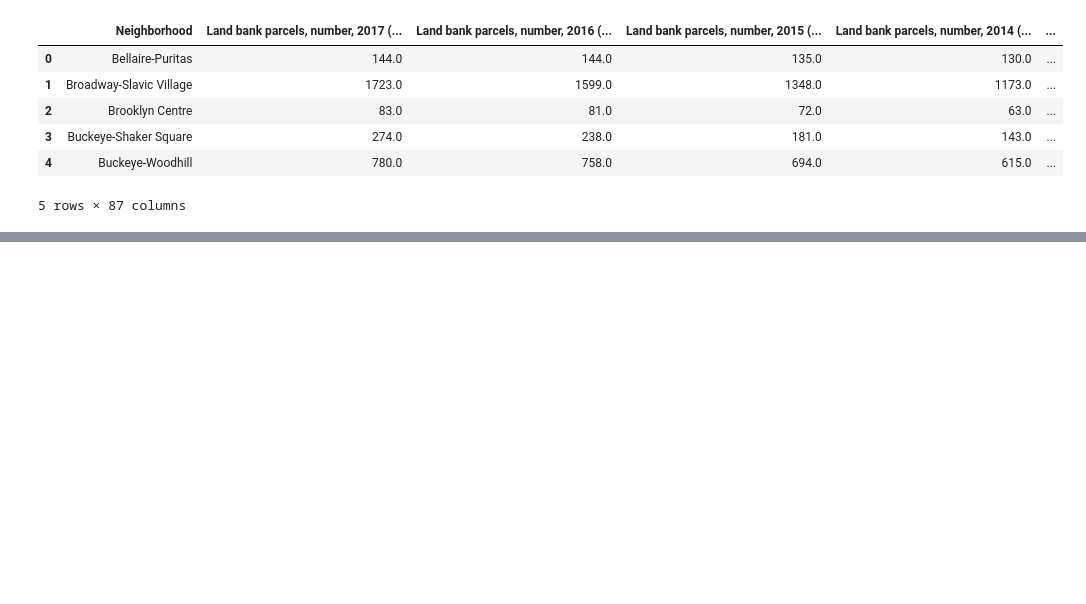
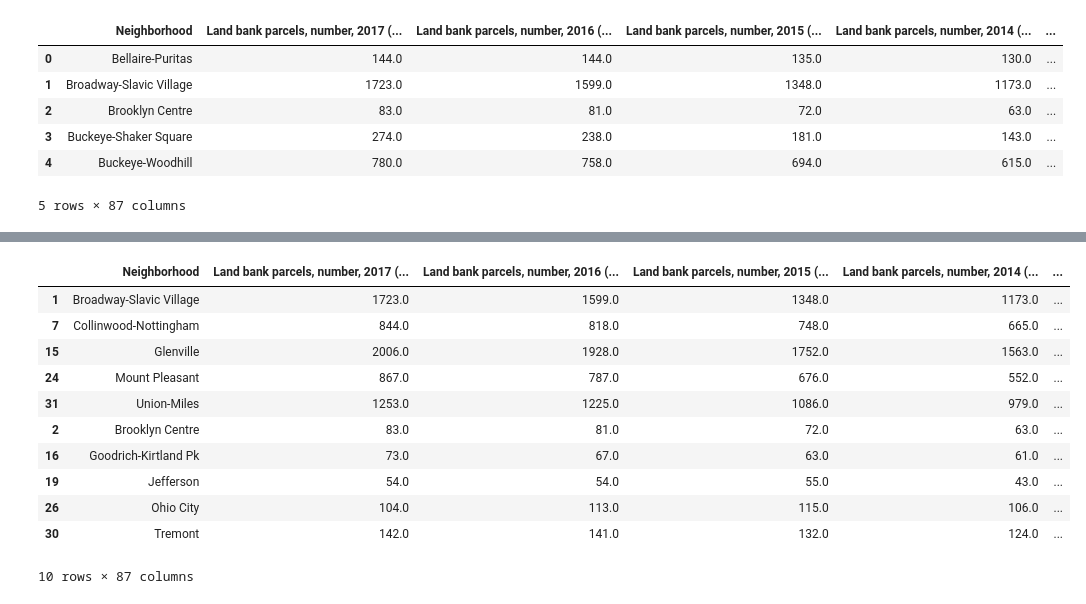
Before and after one commit to nicholasiii/GroupAssignement1, a Jupyter notebook: DataCleaning.ipynb, the cells around one changed output, grey strips where cells are left out. Cells and saved outputs as stored; diff of their text form; code cells hidden in the pictures; blank space fills up the shorter version.

```diff
--- a/DataCleaning.ipynb
+++ b/DataCleaning.ipynb
@@ -79,3 +79,7 @@ indicators.head()
 | 3 | Buckeye-Shaker Square | 274.0 | 238.0 | 181.0 | 143.0 | ... |
 | 4 | Buckeye-Woodhill | 780.0 | 758.0 | 694.0 | 615.0 | ... |
 5 rows × 87 columns
+# %%
+# Neighborhoods with high Land Bank involvement
+high_lb = indicators.iloc[[1,7,15,24,31],:]
+high_lb.head()
@@ -81,0 +94,4 @@ indicators.head()
+# %%
+# Neighborhoods with low Land Bank involvement
+low_lb = indicators.iloc[[2,16,19,26,30],:]
+low_lb.head()
@@ -81,0 +106,19 @@ indicators.head()
+# %%
+# concatenate the high and low
+frames = [high_lb, low_lb]
+indicators_high_low = pd.concat(frames)
+indicators_high_low.reset_index
+indicators_high_low.head(10)
+# %% [output]
+|  | Neighborhood | Land bank parcels, number, 2017 (... | Land bank parcels, number, 2016 (... | Land bank parcels, number, 2015 (... | Land bank parcels, number, 2014 (... | ... |
+| 1 | Broadway-Slavic Village | 1723.0 | 1599.0 | 1348.0 | 1173.0 | ... |
+| 7 | Collinwood-Nottingham | 844.0 | 818.0 | 748.0 | 665.0 | ... |
+| 15 | Glenville | 2006.0 | 1928.0 | 1752.0 | 1563.0 | ... |
+| 24 | Mount Pleasant | 867.0 | 787.0 | 676.0 | 552.0 | ... |
+| 31 | Union-Miles | 1253.0 | 1225.0 | 1086.0 | 979.0 | ... |
+| 2 | Brooklyn Centre | 83.0 | 81.0 | 72.0 | 63.0 | ... |
+| 16 | Goodrich-Kirtland Pk | 73.0 | 67.0 | 63.0 | 61.0 | ... |
+| 19 | Jefferson | 54.0 | 54.0 | 55.0 | 43.0 | ... |
+| 26 | Ohio City | 104.0 | 113.0 | 115.0 | 106.0 | ... |
+| 30 | Tremont | 142.0 | 141.0 | 132.0 | 124.0 | ... |
+10 rows × 87 columns
```
Also changed, not shown: parts of 3 cells of this notebook, 2 other files.
